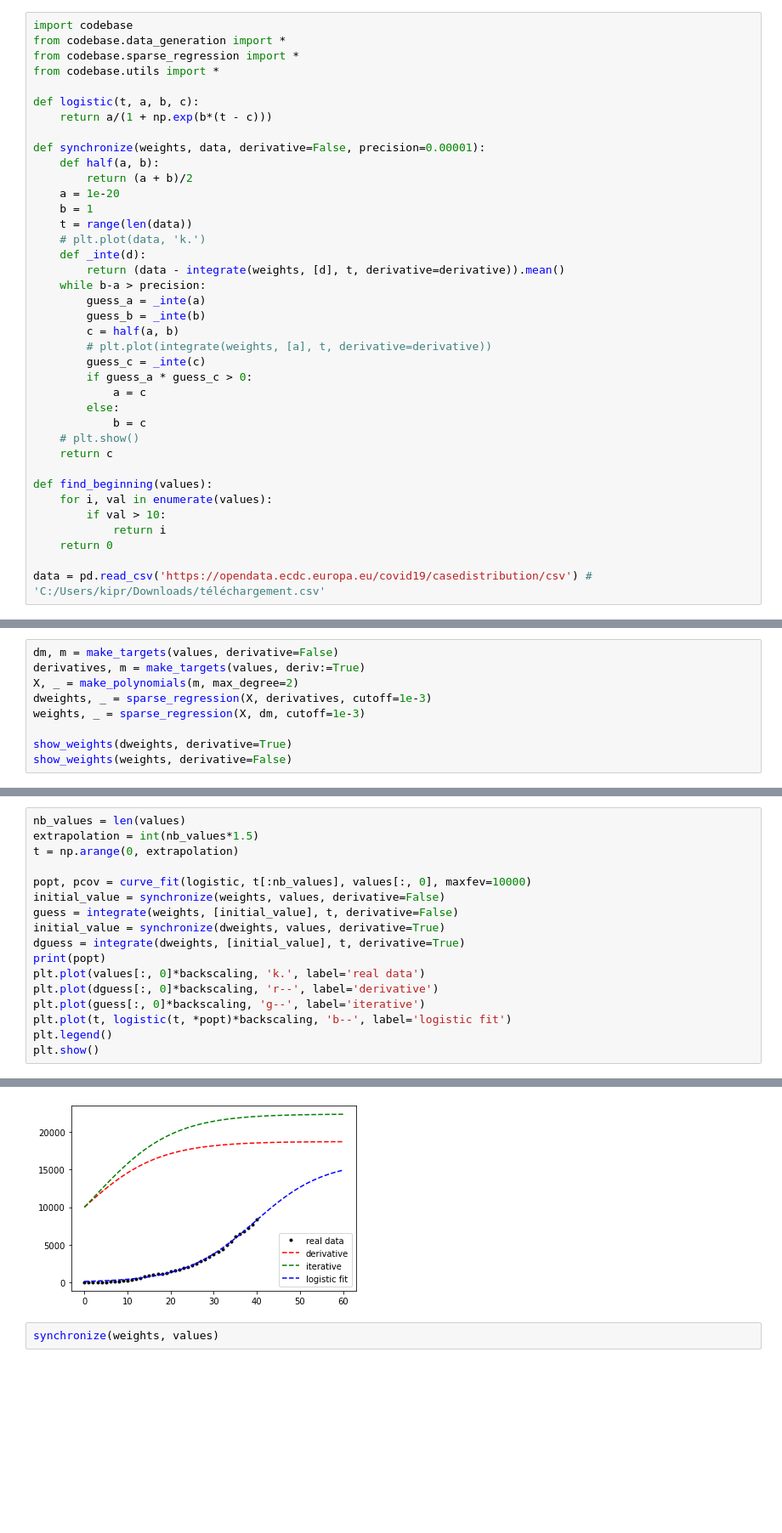
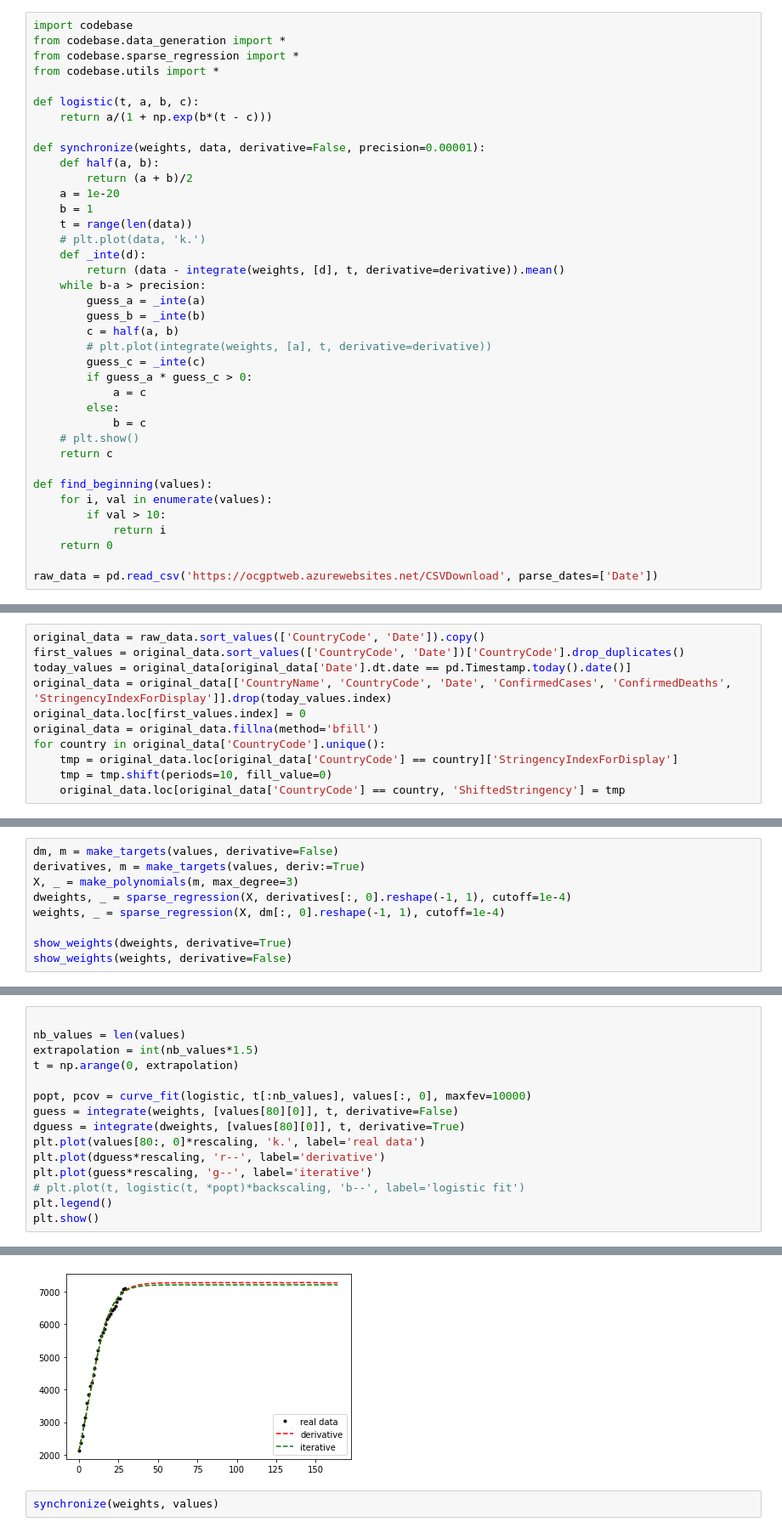
Before and after one commit to Kipre/EUDemographyCleaner, a Jupyter notebook: internship/covid.ipynb, the cells around one changed output, grey strips where cells are left out. Shown at 85% size. Drawn from its saved outputs; the diff is of its cells as text; blank space fills up the shorter version.

```diff
--- a/internship/covid.ipynb
+++ b/internship/covid.ipynb
@@ -46,4 +47,4 @@ def find_beginning(values):
             return i
     return 0
 
-data = pd.read_csv('https://opendata.ecdc.europa.eu/covid19/casedistribution/csv') # 'C:/Users/kipr/Downloads/téléchargement.csv'
+raw_data = pd.read_csv('https://ocgptweb.azurewebsites.net/CSVDownload', parse_dates=['Date'])
@@ -69,0 +51,11 @@ values.shape
+# %%
+original_data = raw_data.sort_values(['CountryCode', 'Date']).copy()
+first_values = original_data.sort_values(['CountryCode', 'Date'])['CountryCode'].drop_duplicates()
+today_values = original_data[original_data['Date'].dt.date == pd.Timestamp.today().date()]
+original_data = original_data[['CountryName', 'CountryCode', 'Date', 'ConfirmedCases', 'ConfirmedDeaths', 'StringencyIndexForDisplay']].drop(today_values.index)
+original_data.loc[first_values.index] = 0
+original_data = original_data.fillna(method='bfill')
+for country in original_data['CountryCode'].unique():
+    tmp = original_data.loc[original_data['CountryCode'] == country]['StringencyIndexForDisplay']
+    tmp = tmp.shift(periods=10, fill_value=0)
+    original_data.loc[original_data['CountryCode'] == country, 'ShiftedStringency'] = tmp
@@ -70,9 +92,9 @@ values.shape
 # %%
 dm, m = make_targets(values, derivative=False)
 derivatives, m = make_targets(values, deriv:=True)
-X, _ = make_polynomials(m, max_degree=2)
-dweights, _ = sparse_regression(X, derivatives, cutoff=1e-3)
-weights, _ = sparse_regression(X, dm, cutoff=1e-3)
+X, _ = make_polynomials(m, max_degree=3)
+dweights, _ = sparse_regression(X, derivatives[:, 0].reshape(-1, 1), cutoff=1e-4)
+weights, _ = sparse_regression(X, dm[:, 0].reshape(-1, 1), cutoff=1e-4)
 
 show_weights(dweights, derivative=True)
 show_weights(weights, derivative=False)
@@ -90,18 +114,16 @@ show_weights(weights, derivative=False)
 # %%
+
 nb_values = len(values)
 extrapolation = int(nb_values*1.5)
 t = np.arange(0, extrapolation)
 
 popt, pcov = curve_fit(logistic, t[:nb_values], values[:, 0], maxfev=10000)
-initial_value = synchronize(weights, values, derivative=False)
-guess = integrate(weights, [initial_value], t, derivative=False)
-initial_value = synchronize(dweights, values, derivative=True)
-dguess = integrate(dweights, [initial_value], t, derivative=True)
-print(popt)
-plt.plot(values[:, 0]*backscaling, 'k.', label='real data')
-plt.plot(dguess[:, 0]*backscaling, 'r--', label='derivative')
-plt.plot(guess[:, 0]*backscaling, 'g--', label='iterative')
-plt.plot(t, logistic(t, *popt)*backscaling, 'b--', label='logistic fit')
+guess = integrate(weights, [values[80][0]], t, derivative=False)
+dguess = integrate(dweights, [values[80][0]], t, derivative=True)
+plt.plot(values[80:, 0]*rescaling, 'k.', label='real data')
+plt.plot(dguess*rescaling, 'r--', label='derivative')
+plt.plot(guess*rescaling, 'g--', label='iterative')
+# plt.plot(t, logistic(t, *popt)*backscaling, 'b--', label='logistic fit')
 plt.legend()
 plt.show()
 # %% [output]
@@ -109,4 +130,4 @@ plt.show()
-[figure, old version]
+[figure, new version]
 # %%
 synchronize(weights, values)
 # %% [output]
```
Also changed, not shown: parts of 47 cells of this notebook, 5 other files.
